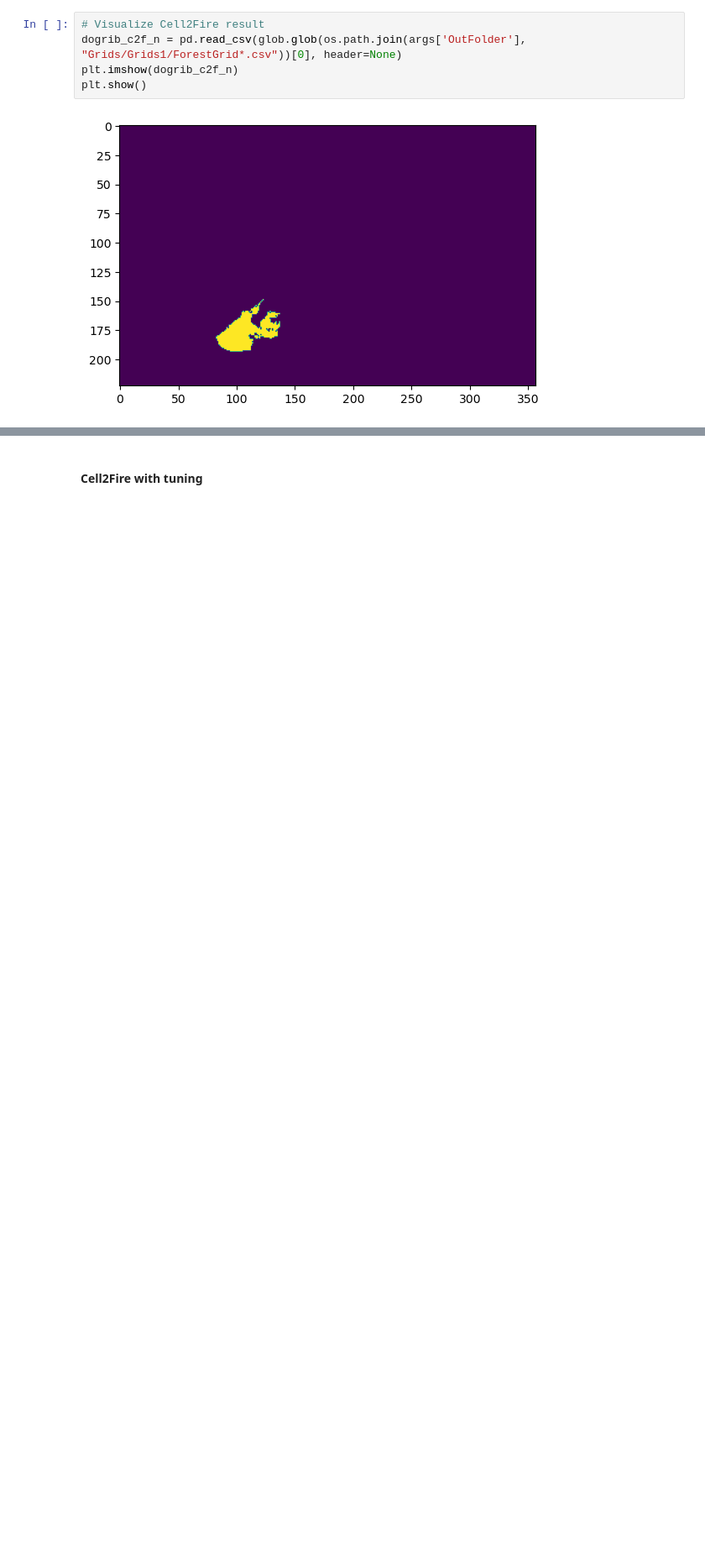
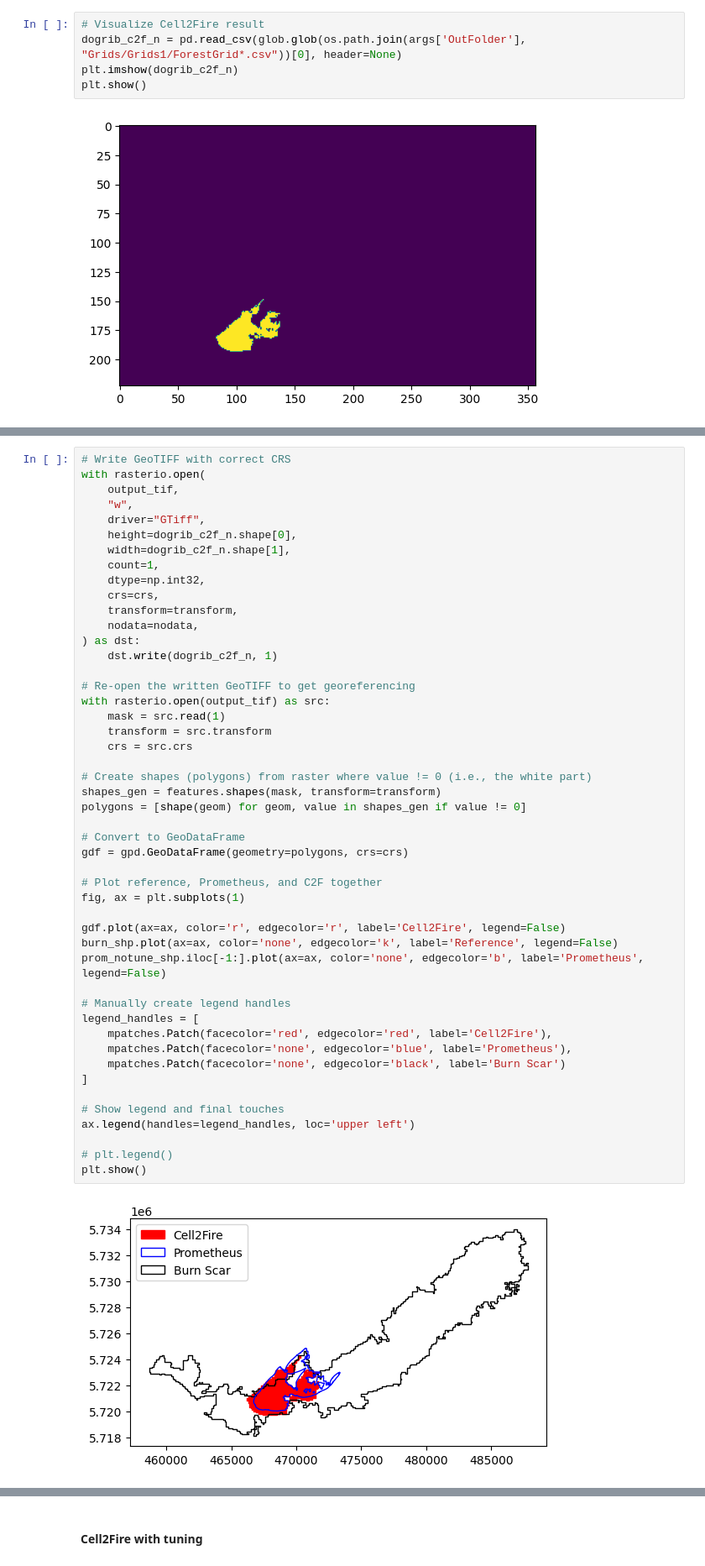
Before and after one commit to humnetlab/Cell2Fire, a Jupyter notebook: notebooks/Execute_Cell2Fire_Canada.ipynb, the cells around one changed output, grey strips where cells are left out. Shown at 84% size. Cells and saved outputs as stored; diff of their text form; blank space fills up the shorter version.

```diff
--- a/notebooks/Execute_Cell2Fire_Canada.ipynb
+++ b/notebooks/Execute_Cell2Fire_Canada.ipynb
@@ -918,0 +956,50 @@ plt.show()
+# %%
+# Write GeoTIFF with correct CRS
+with rasterio.open(
+    output_tif,
+    "w",
+    driver="GTiff",
+    height=dogrib_c2f_n.shape[0],
+    width=dogrib_c2f_n.shape[1],
+    count=1,
+    dtype=np.int32,
+    crs=crs,
+    transform=transform,
+    nodata=nodata,
+) as dst:
+    dst.write(dogrib_c2f_n, 1)
+
+# Re-open the written GeoTIFF to get georeferencing
+with rasterio.open(output_tif) as src:
+    mask = src.read(1)
+    transform = src.transform
+    crs = src.crs
+
+# Create shapes (polygons) from raster where value != 0 (i.e., the white part)
+shapes_gen = features.shapes(mask, transform=transform)
+polygons = [shape(geom) for geom, value in shapes_gen if value != 0]
+
+# Convert to GeoDataFrame
+gdf = gpd.GeoDataFrame(geometry=polygons, crs=crs)
+
+# Plot reference, Prometheus, and C2F together
+fig, ax = plt.subplots(1)
+
+gdf.plot(ax=ax, color='r', edgecolor='r', label='Cell2Fire', legend=False)
+burn_shp.plot(ax=ax, color='none', edgecolor='k', label='Reference', legend=False)
+prom_notune_shp.iloc[-1:].plot(ax=ax, color='none', edgecolor='b', label='Prometheus', legend=False)
+
+# Manually create legend handles
+legend_handles = [
+    mpatches.Patch(facecolor='red', edgecolor='red', label='Cell2Fire'),
+    mpatches.Patch(facecolor='none', edgecolor='blue', label='Prometheus'),
+    mpatches.Patch(facecolor='none', edgecolor='black', label='Burn Scar')
+]
+
+# Show legend and final touches
+ax.legend(handles=legend_handles, loc='upper left')
+
+# plt.legend()
+plt.show()
+# %% [output]
+[figure, added]
```
Also changed, not shown: parts of 38 cells of this notebook, 37 other files.
